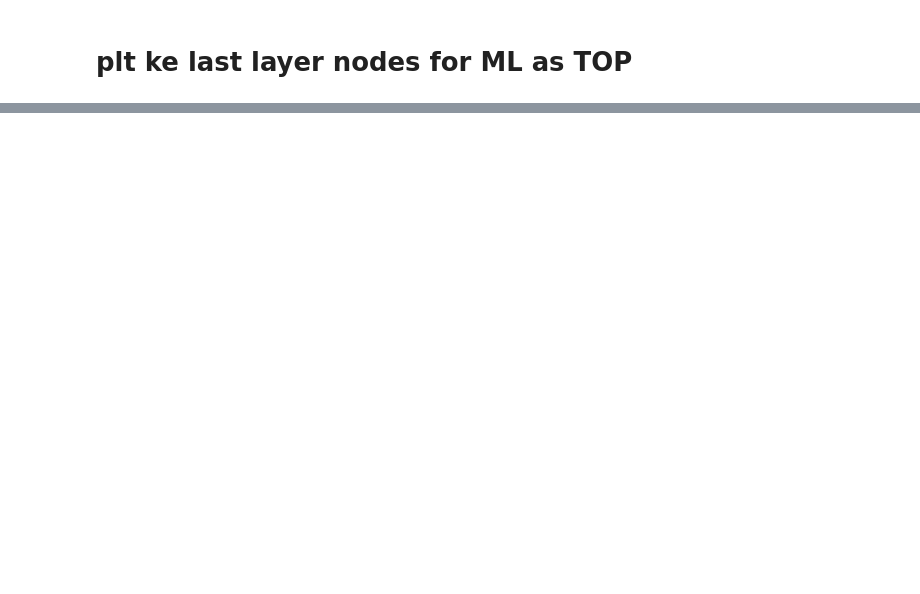
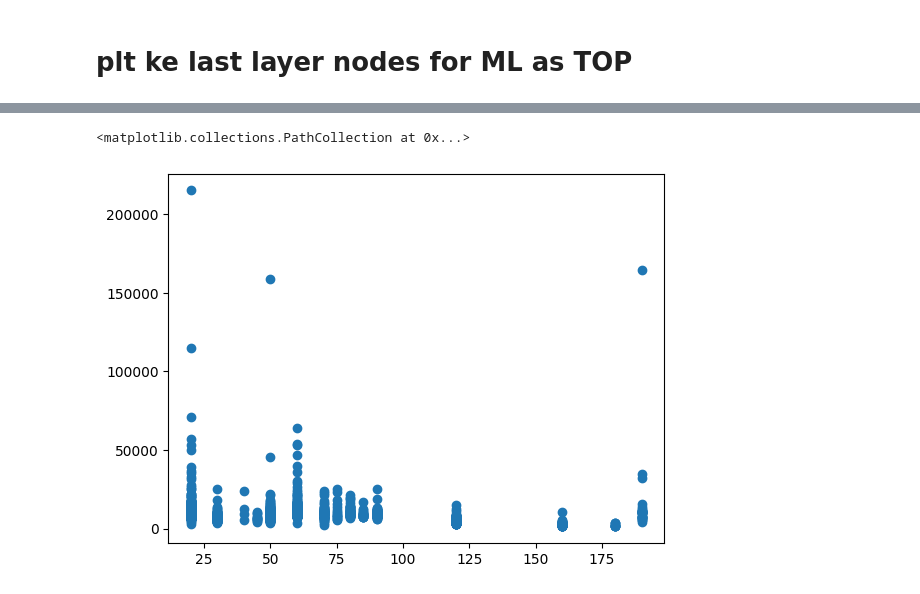
Before and after one commit to Sarvesh-Kesharwani/HouseDataPrediction_kaggle, a Jupyter notebook: Concrete_Learnings/Matplotlib.ipynb, the cells around one changed output, grey strips where cells are left out. Cells and saved outputs as stored; diff of their text form; code cells hidden in the pictures; blank space fills up the shorter version.

```diff
--- a/Concrete_Learnings/Matplotlib.ipynb
+++ b/Concrete_Learnings/Matplotlib.ipynb
@@ -75,0 +91,6 @@ print(myvar)
+# %%
+# display(data.info())
+plt.scatter(data['MSSubClass'],data['LotArea'])
+# %% [output]
+<matplotlib.collections.PathCollection at 0x...>
+[figure, added]
```
Also changed, not shown: parts of 5 cells of this notebook, 23 other files.
